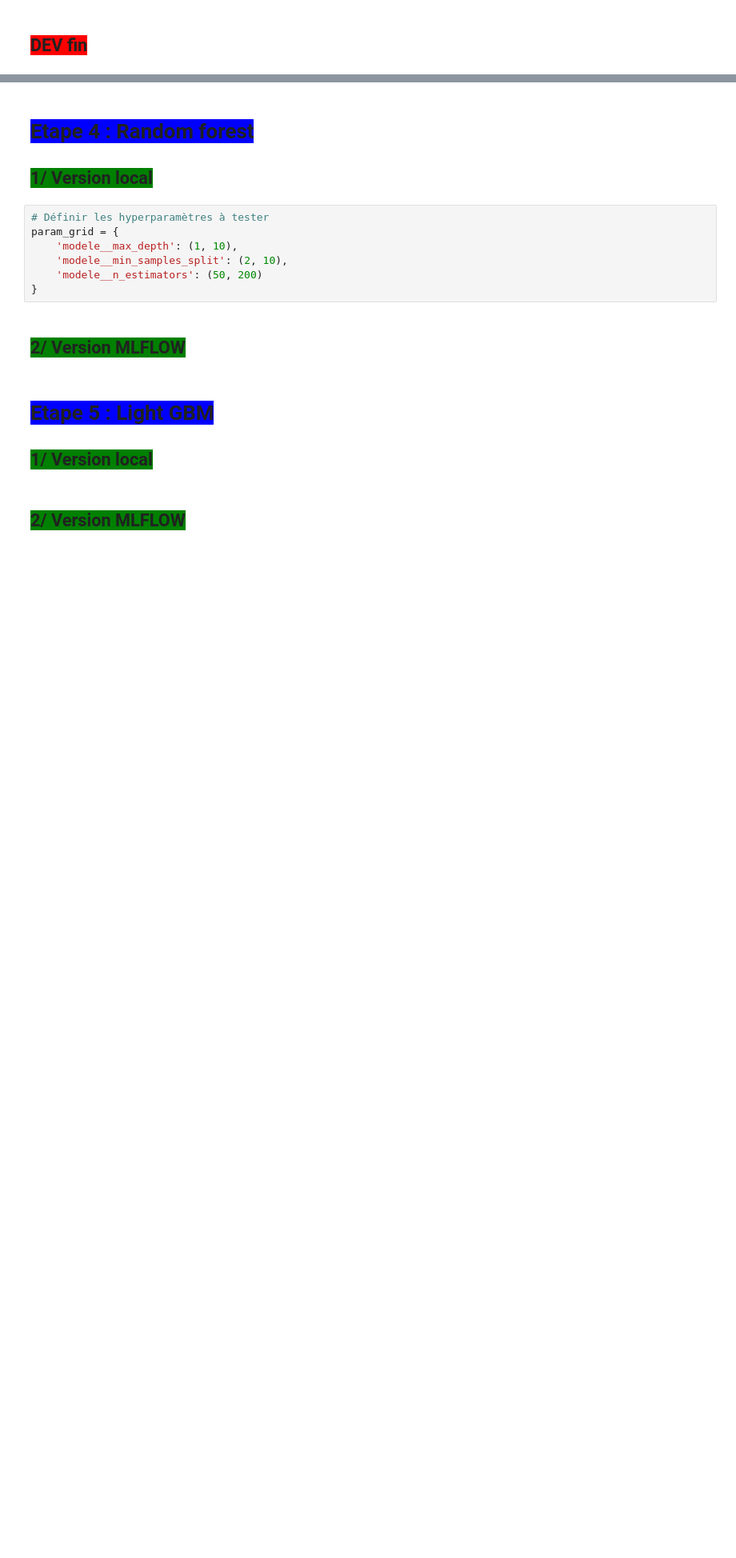
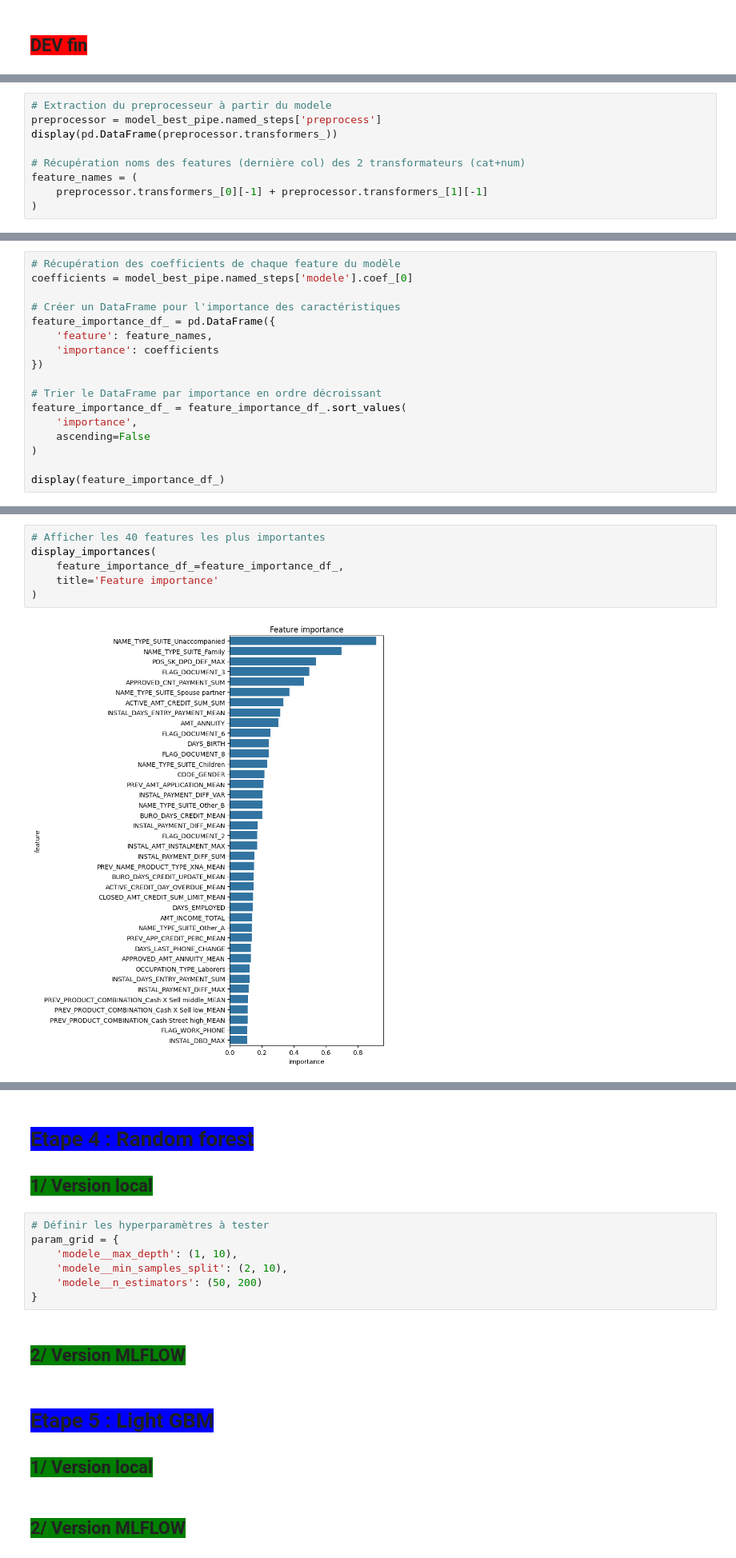
Before and after one commit to pierrickBERTHE/PB7_Scoring_client_de_banque, a Jupyter notebook: Berthe_Pierrick_3_notebook_modelisation_022024.ipynb, the cells around one changed output, grey strips where cells are left out. Shown at 80% size. Drawn from its saved outputs; the diff is of its cells as text; blank space fills up the shorter version.

```diff
--- a/Berthe_Pierrick_3_notebook_modelisation_022024.ipynb
+++ b/Berthe_Pierrick_3_notebook_modelisation_022024.ipynb
@@ -1419,0 +1449,9 @@ Objets nettoyés :
+# %%
+# Extraction du preprocesseur à partir du modele
+preprocessor = model_best_pipe.named_steps['preprocess']
+display(pd.DataFrame(preprocessor.transformers_))
+
+# Récupération noms des features (dernière col) des 2 transformateurs (cat+num)
+feature_names = (
+    preprocessor.transformers_[0][-1] + preprocessor.transformers_[1][-1]
+)
@@ -1419,0 +1462,17 @@ Objets nettoyés :
+# %%
+# Récupération des coefficients de chaque feature du modèle
+coefficients = model_best_pipe.named_steps['modele'].coef_[0]
+
+# Créer un DataFrame pour l'importance des caractéristiques
+feature_importance_df_ = pd.DataFrame({
+    'feature': feature_names,
+    'importance': coefficients
+})
+
+# Trier le DataFrame par importance en ordre décroissant
+feature_importance_df_ = feature_importance_df_.sort_values(
+    'importance',
+    ascending=False
+)
+
+display(feature_importance_df_)
@@ -1419,0 +1537,8 @@ Objets nettoyés :
+# %%
+# Afficher les 40 features les plus importantes
+display_importances(
+    feature_importance_df_=feature_importance_df_,
+    title='Feature importance'
+)
+# %% [output]
+[figure, added]
```
Also changed, not shown: parts of 34 cells of this notebook, 1 other file.
